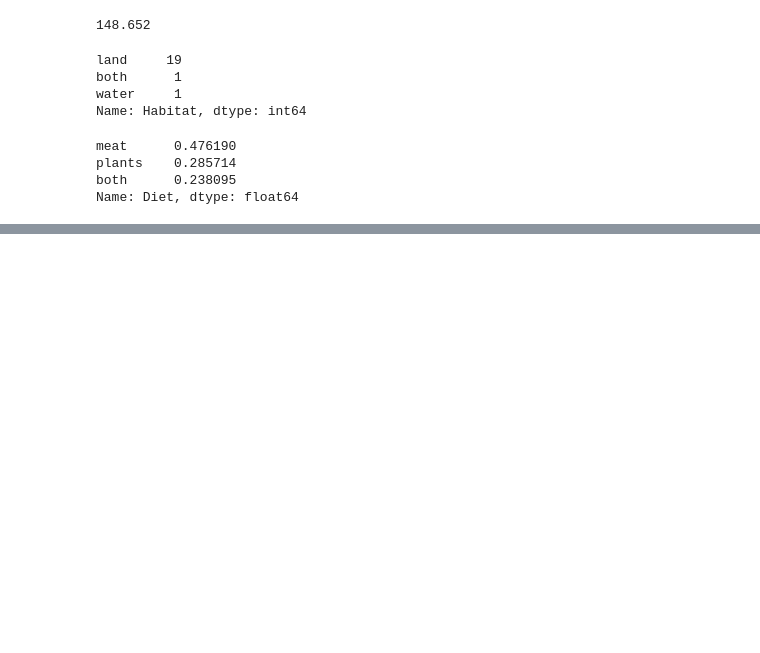
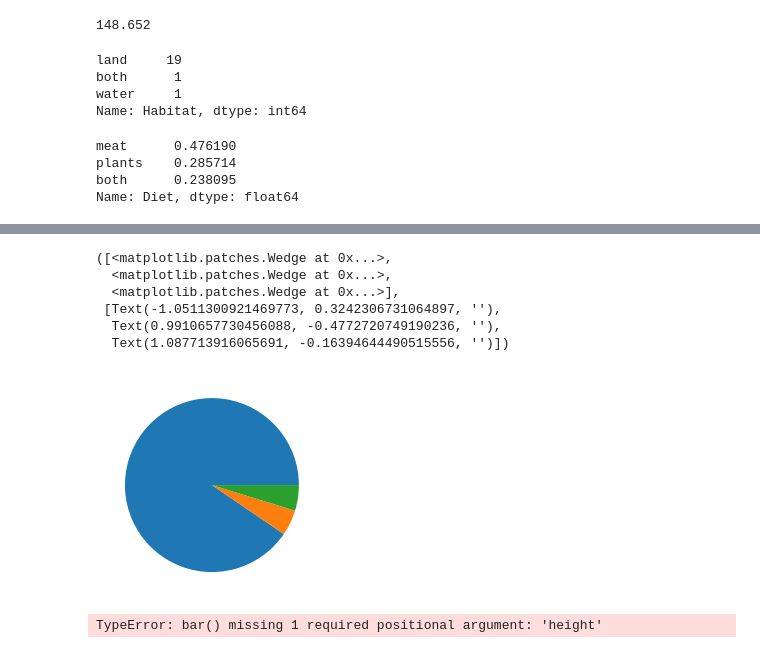
Before and after one commit to ZUCourses/SIA-Public, a Jupyter notebook: Untitled3.ipynb, the cells around one changed output, grey strips where cells are left out. Drawn from its saved outputs; the diff is of its cells as text; code cells hidden in the pictures; blank space fills up the shorter version.

```diff
--- a/Untitled3.ipynb
+++ b/Untitled3.ipynb
@@ -104,7 +104,8 @@ df_meat['Mass'].mean(axis="rows")
 # %% [output]
 148.652
 # %%
-df1['Habitat'].value_counts()
+df_pie=df1['Habitat'].value_counts()
+df_pie
 # %% [output]
 land     19
 both      1
@@ -119,0 +182,16 @@ Name: Diet, dtype: float64
+# %%
+import matplotlib.pyplot as plt
+plt.pie (df_pie)
+# %% [output]
+([<matplotlib.patches.Wedge at 0x...>,
+  <matplotlib.patches.Wedge at 0x...>,
+  <matplotlib.patches.Wedge at 0x...>],
+ [Text(-1.0511300921469773, 0.3242306731064897, ''),
+  Text(0.9910657730456088, -0.4772720749190236, ''),
+  Text(1.087713916065691, -0.16394644490515556, '')])
+[figure, added]
+# %%
+import matplotlib.pyplot as plt
+plt.bar (df_pie, )
+# %% [output]
+TypeError: bar() missing 1 required positional argument: 'height'
```
Also changed, not shown: parts of 9 cells of this notebook, 1 other file.
